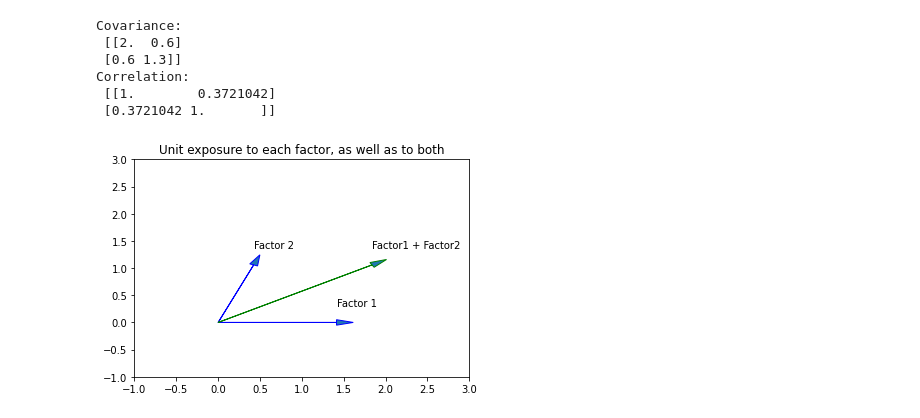
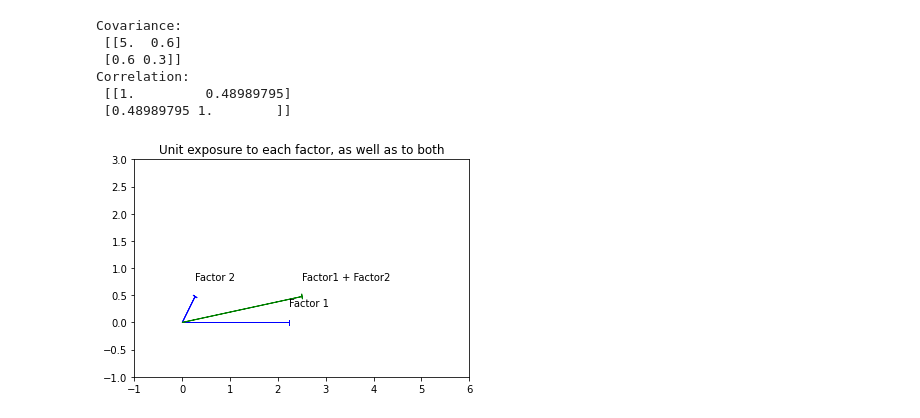
Before and after one commit to cdmurray80/object_detection, a Jupyter notebook: factors.ipynb, the cells around one changed output. Cells and saved outputs as stored; diff of their text form; code cells hidden in the pictures.

```diff
--- a/factors.ipynb
+++ b/factors.ipynb
@@ -25,7 +25,7 @@ def compute_variance(cov, loadings):
 #
 # Create our covariance matrix
 cov_diag_term = .6
-cov = np.matrix([[2.0,cov_diag_term],[cov_diag_term,1.3]]);
+cov = np.matrix([[5.0,cov_diag_term],[cov_diag_term,0.3]]);
 
 #
 # Sanity check, and show
@@ -34,33 +34,33 @@ cor = correlation_from_covariance(cov)
 print('Covariance:\n', cov, '\nCorrelation:\n', cor)
 # %% [output]
 Covariance:
- [[2.  0.6]
- [0.6 1.3]]
+ [[5.  0.6]
+ [0.6 0.3]]
 Correlation:
- [[1.        0.3721042]
- [0.3721042 1.       ]]
+ [[1.         0.48989795]
+ [0.48989795 1.        ]]
 # %%
 def arrow_w_title(plt_ax, x, y, title, edg_color='b'):
-  plt_ax.arrow(0,0,x,y, head_length = 0.2, head_width=0.1, edgecolor=edg_color)
+  plt_ax.arrow(0,0,x,y, head_length = 0.0, head_width=0.1, edgecolor=edg_color)
   plt_ax.annotate(title, xy=(x,y+0.3))
 
 #
 # Plot vectors to show risk of unit exposure to either factor
 ax = plt.axes()
 unit_var = compute_variance(cov, np.matrix([[1.],[1.]]))
 arrow_w_title(ax, cov[0,0]**0.5,0, 'Factor 1')
 
 # This is a bit subtle...we use the covariance to scale our plot so that the
 # length of a vector with unit exposure to each factor is the risk of
 # unit exposure that each factor.
 #factor_2_dx = (unit_var - cov[1,1])**0.5 - cov[0,0]**0.5
 factor_2_dx = (unit_var - cov[0,0] - cov[1,1])/(2*(cov[0,0]**0.5))
 factor_2_dy = (cov[1,1] - factor_2_dx**2)**0.5
 arrow_w_title(ax, factor_2_dx,factor_2_dy, 'Factor 2')
 arrow_w_title(ax, cov[0,0]**0.5 + factor_2_dx,factor_2_dy, 'Factor1 + Factor2', edg_color='g')
-ax.set_xlim(-1,3)
+ax.set_xlim(-1,6)
 ax.set_ylim(-1,3)
 plt.title('Unit exposure to each factor, as well as to both')
 plt.show()
 # %% [output]
-[figure, old version]
+[figure, new version]
```
Also changed, not shown: parts of 6 cells of this notebook.
